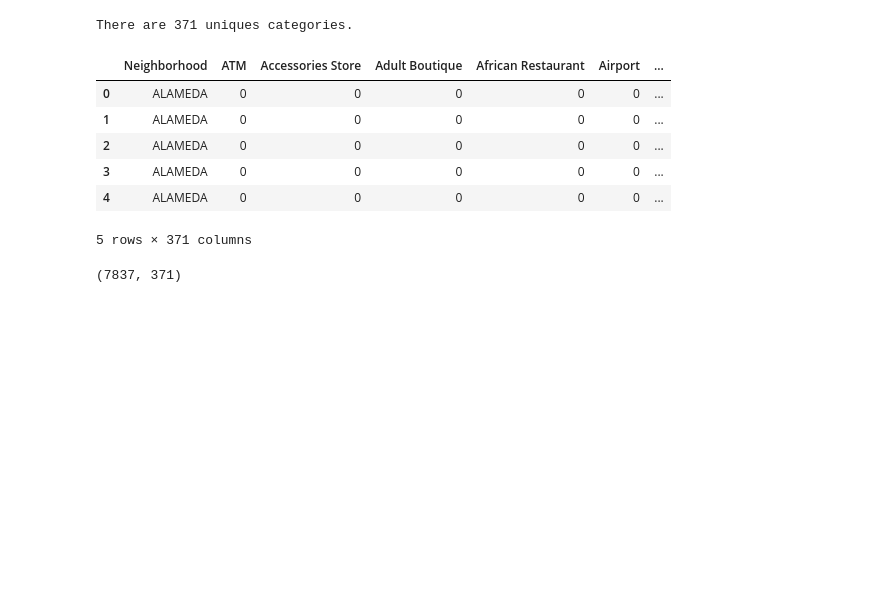
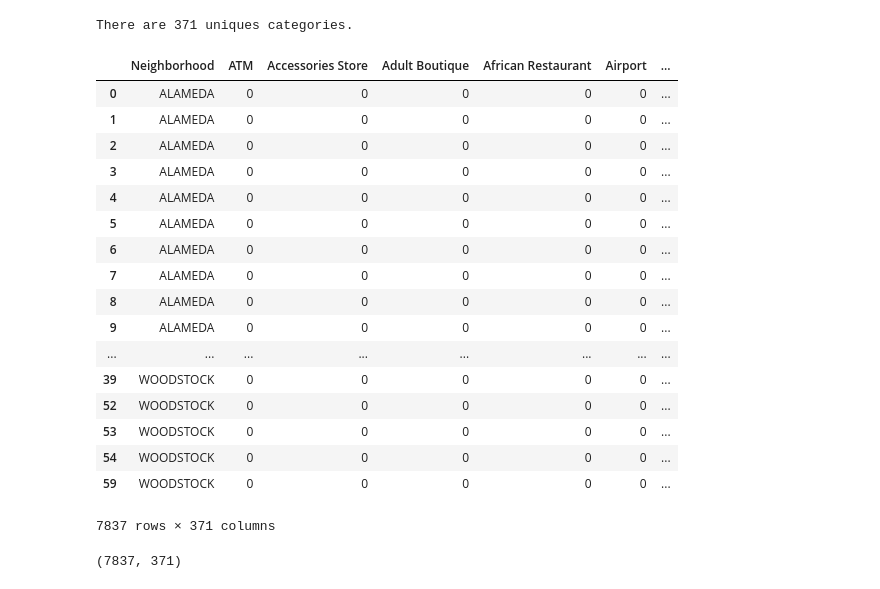
Before and after one commit to ExtraLime/Coursea_Capstone, a Jupyter notebook: pdx.ipynb, the cells around one changed output. Cells and saved outputs as stored; diff of their text form; code cells hidden in the pictures; blank space fills up the shorter version.

```diff
--- a/pdx.ipynb
+++ b/pdx.ipynb
@@ -2,6 +2,10 @@
 #import standard libraries
 import numpy as np
 import pandas as pd
+pd.set_option('display.max_columns', None)
+pd.set_option('display.max_rows', None)
+
+#for plots
 import matplotlib.pyplot as plt
 import seaborn as sns
 
@@ -20,6 +24,8 @@ from IPython.display import Image
 #import colors
 import matplotlib.cm as cm
 import matplotlib.colors as colors
+
+pd.options.display.max_rows = 999
 # %%
 #Uncomment to dl
 '''#download portland geojson
@@ -363,0 +399,5 @@ set(pdx_hood_df['Neighborhood']).difference(set(permits_df['NBRHOOD']))
+# %%
+p_replace = {'CENTENNIAL COMMUNITY ASSN.':'CENTENNIAL COMMUNITY ASSOCIATION'}
+old_names = [i for i in permits_df.NBRHOOD]
+new_names = [p_replace[i].upper() if i in p_replace.keys() else i.upper() for i in old_names]
+permits_df['NBRHOOD'] = new_names
@@ -768,24 +814,35 @@ There are 371 uniques categories.
 # %%
 #Lets analyze each neighborhood
 # one hot encoding
 pdx_onehot = pd.get_dummies(real_test[['categories']], prefix="", prefix_sep="")
 
 # add neighborhood column back to dataframe
 pdx_onehot['Neighborhood'] = real_test['Neighborhood']
 
 # move neighborhood column to the first column
 fixed_columns = [pdx_onehot.columns[245]] + list(pdx_onehot.columns[:-1])
 pdx_onehot = pdx_onehot[fixed_columns]
 
-pdx_onehot.head()
+pdx_onehot
 # %% [output]
 |  | Neighborhood | ATM | Accessories Store | Adult Boutique | African Restaurant | Airport | ... |
 | 0 | ALAMEDA | 0 | 0 | 0 | 0 | 0 | ... |
 | 1 | ALAMEDA | 0 | 0 | 0 | 0 | 0 | ... |
 | 2 | ALAMEDA | 0 | 0 | 0 | 0 | 0 | ... |
 | 3 | ALAMEDA | 0 | 0 | 0 | 0 | 0 | ... |
 | 4 | ALAMEDA | 0 | 0 | 0 | 0 | 0 | ... |
+| 5 | ALAMEDA | 0 | 0 | 0 | 0 | 0 | ... |
+| 6 | ALAMEDA | 0 | 0 | 0 | 0 | 0 | ... |
+| 7 | ALAMEDA | 0 | 0 | 0 | 0 | 0 | ... |
+| 8 | ALAMEDA | 0 | 0 | 0 | 0 | 0 | ... |
+| 9 | ALAMEDA | 0 | 0 | 0 | 0 | 0 | ... |
+| ... | ... | ... | ... | ... | ... | ... | ... |
+| 39 | WOODSTOCK | 0 | 0 | 0 | 0 | 0 | ... |
+| 52 | WOODSTOCK | 0 | 0 | 0 | 0 | 0 | ... |
+| 53 | WOODSTOCK | 0 | 0 | 0 | 0 | 0 | ... |
+| 54 | WOODSTOCK | 0 | 0 | 0 | 0 | 0 | ... |
+| 59 | WOODSTOCK | 0 | 0 | 0 | 0 | 0 | ... |
-5 rows × 371 columns
+7837 rows × 371 columns
 # %%
 pdx_onehot.shape
 # %% [output]
```
Also changed, not shown: parts of 7 cells of this notebook.
